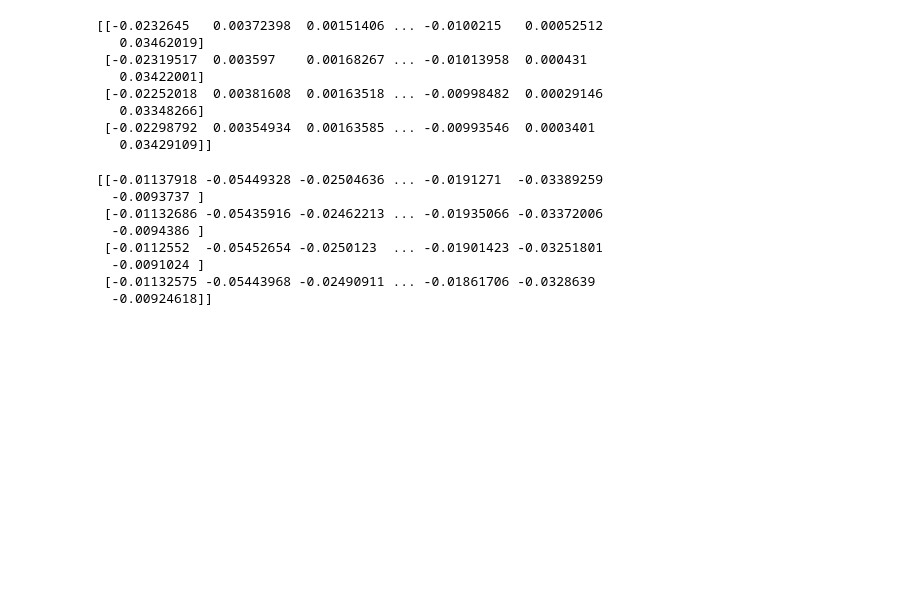
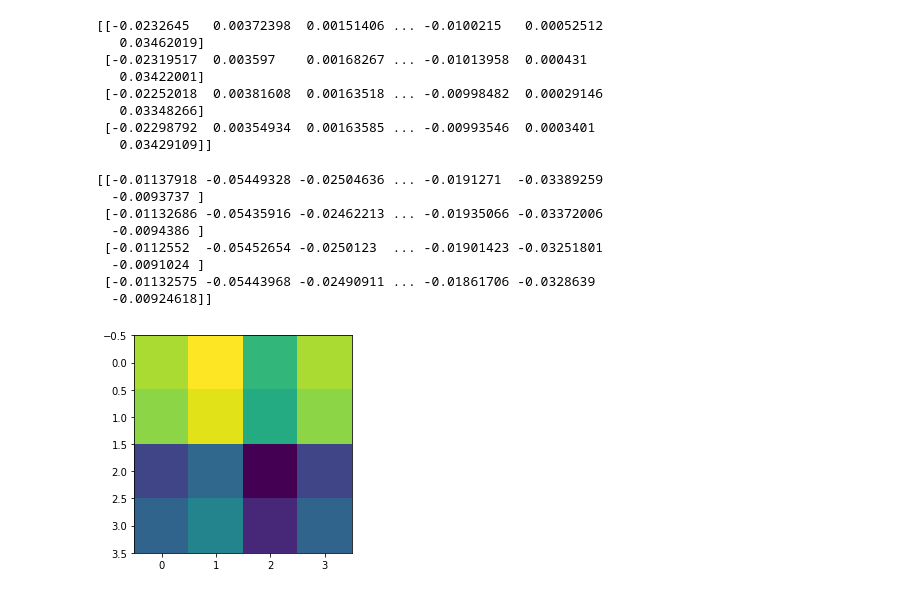
Before and after one commit to buzhangjiuzhou/DLfinal, a Jupyter notebook: bert_AGnews_3.ipynb, the cells around one changed output. Drawn from its saved outputs; the diff is of its cells as text; code cells hidden in the pictures; blank space fills up the shorter version.

```diff
--- a/bert_AGnews_3.ipynb
+++ b/bert_AGnews_3.ipynb
@@ -360,2 +356,9 @@ cosine_loss = tf.keras.losses.CosineSimilarity(axis=1)
+# %%
+# 类表征的余弦相似性
+res = sklearn.metrics.pairwise.cosine_similarity(class_embedding, class_embedding_compare)
+plt.imshow(res)
+plt.show()
+# %% [output]
+[figure, added]
 # %%
 # t-SNE分析
```
Also changed, not shown: parts of 2 cells of this notebook.
